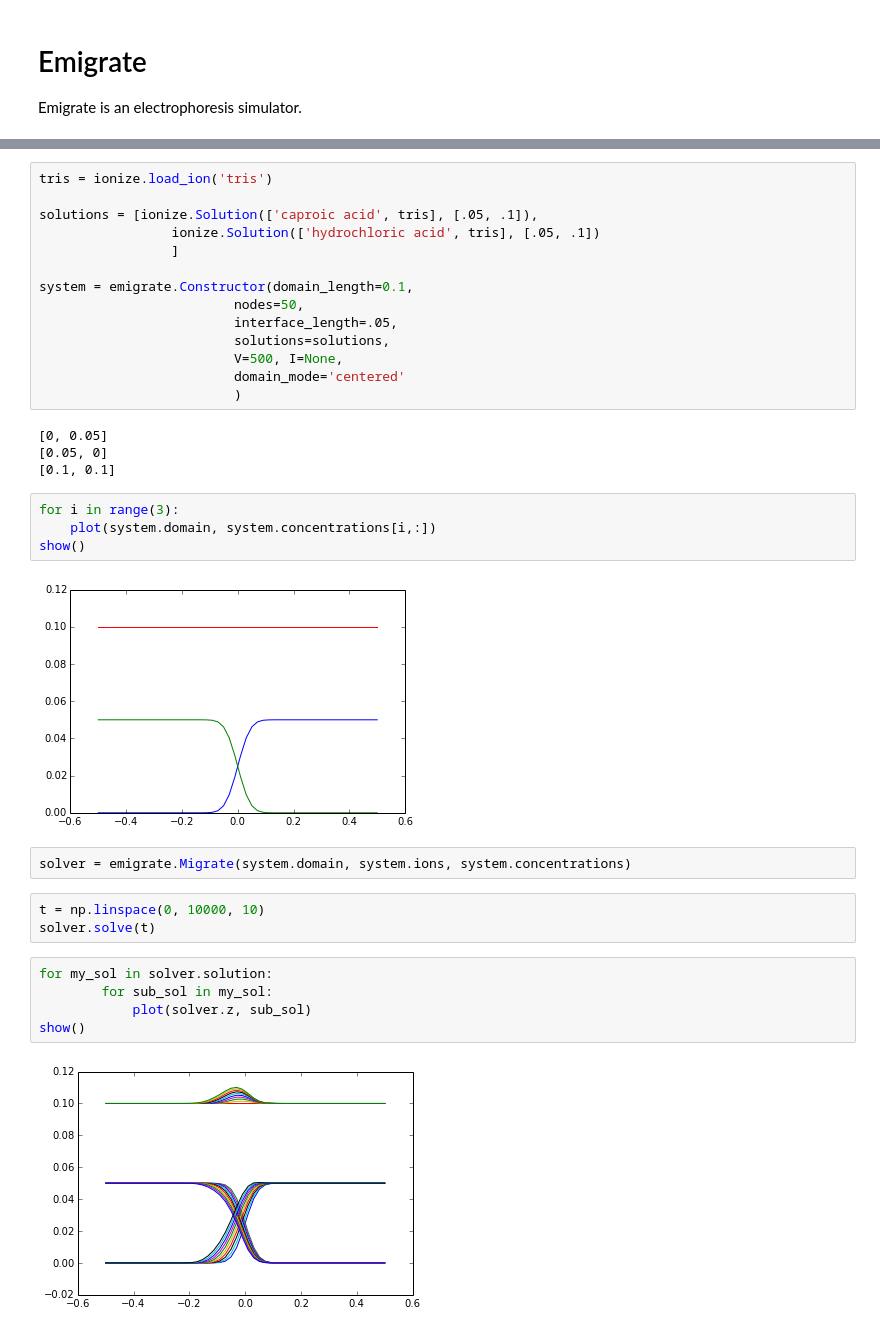
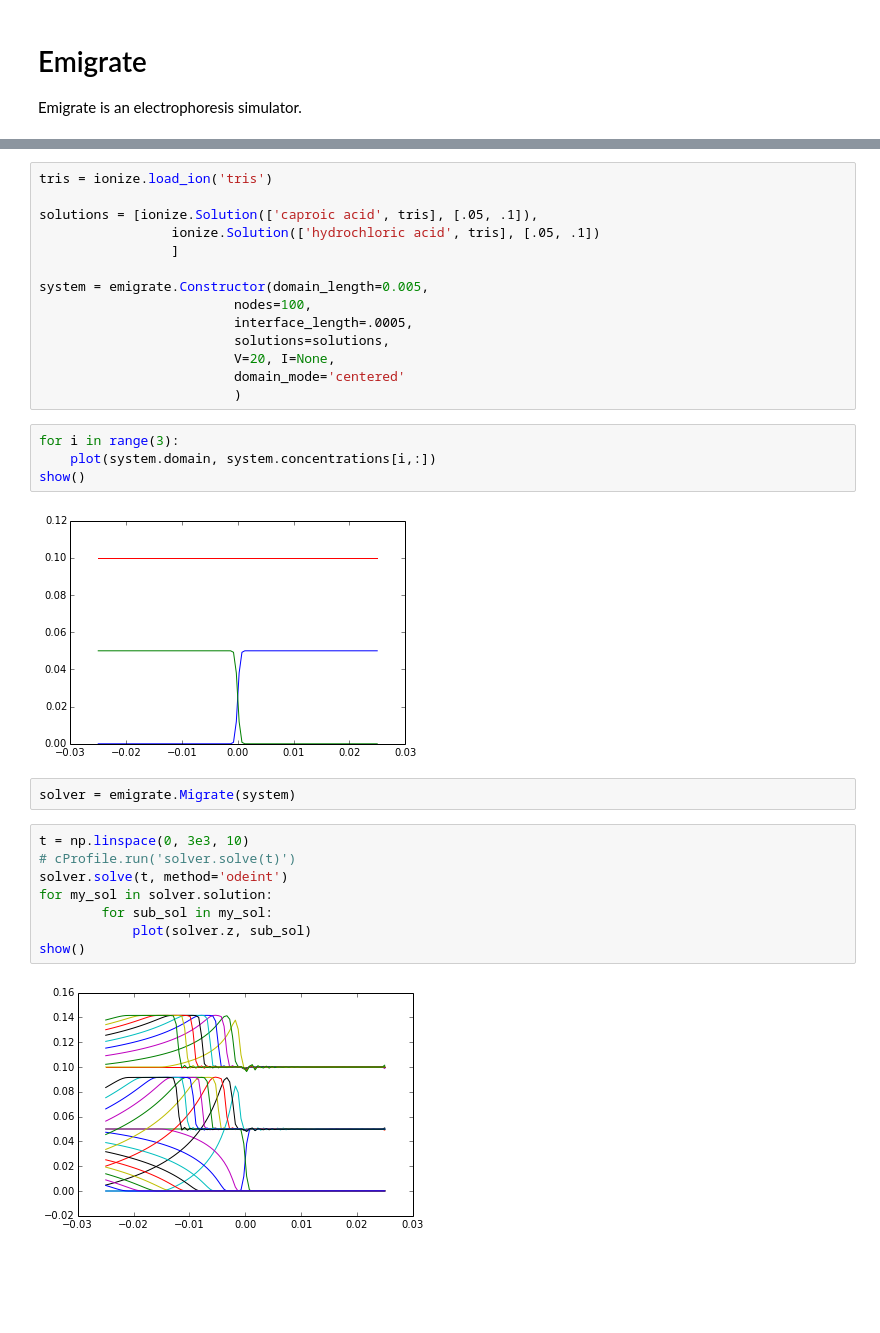
Before and after one commit to lewisamarshall/emigrate, a Jupyter notebook: Tutorial.ipynb, the cells around one changed output, grey strips where cells are left out. Cells and saved outputs as stored; diff of their text form; blank space fills up the shorter version.

Commit message:
Updated solver to use object oriented ode.

```diff
--- a/Tutorial.ipynb
+++ b/Tutorial.ipynb
@@ -13,32 +14,28 @@ solutions = [ionize.Solution(['caproic acid', tris], [.05, .1]),
                  ionize.Solution(['hydrochloric acid', tris], [.05, .1])
                  ]
 
-system = emigrate.Constructor(domain_length=0.1,
-                         nodes=50,
-                         interface_length=.05,
+system = emigrate.Constructor(domain_length=0.005,
+                         nodes=100,
+                         interface_length=.0005,
                          solutions=solutions,
-                         V=500, I=None,
+                         V=20, I=None,
                          domain_mode='centered'
                          )
-# %% [output]
-[0, 0.05]
-[0.05, 0]
-[0.1, 0.1]
 # %%
 for i in range(3):
     plot(system.domain, system.concentrations[i,:])
 show()
 # %% [output]
-[figure, old version]
+[figure, new version]
 # %%
-solver = emigrate.Migrate(system.domain, system.ions, system.concentrations)
+solver = emigrate.Migrate(system)
-# %%
-t = np.linspace(0, 10000, 10)
-solver.solve(t)
 # %%
+t = np.linspace(0, 3e3, 10)
+# cProfile.run('solver.solve(t)')
+solver.solve(t, method='odeint')
 for my_sol in solver.solution:
         for sub_sol in my_sol:
             plot(solver.z, sub_sol)
 show()
 # %% [output]
-[figure, old version]
+[figure, new version]
```
Also changed, not shown: parts of 1 cell of this notebook, 1 other file.
